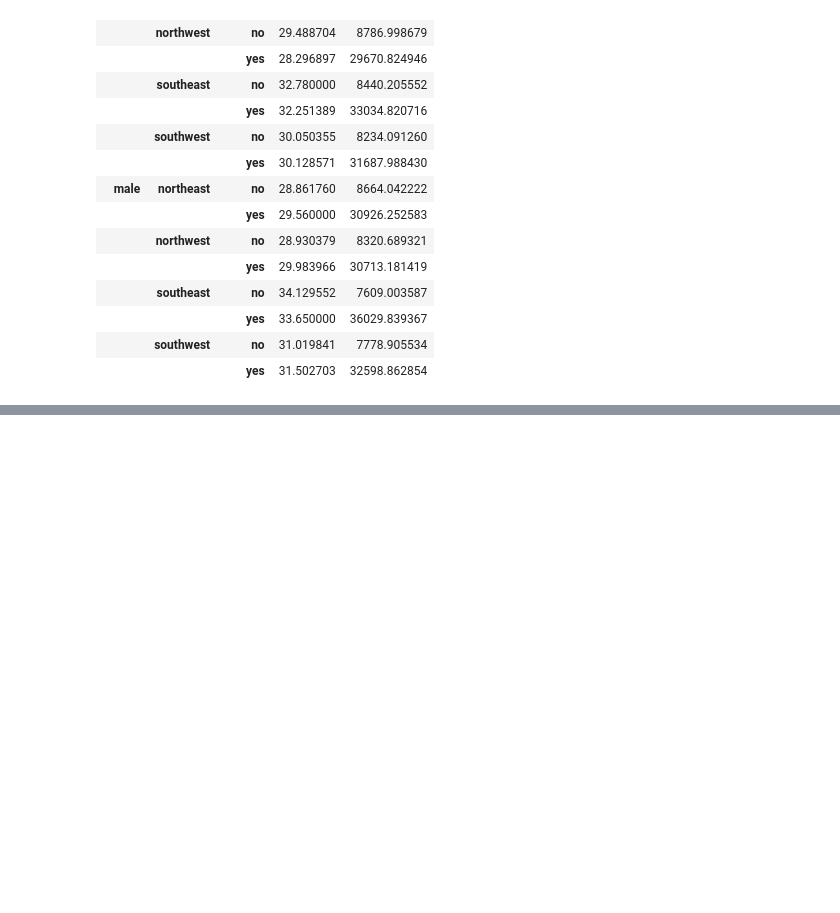
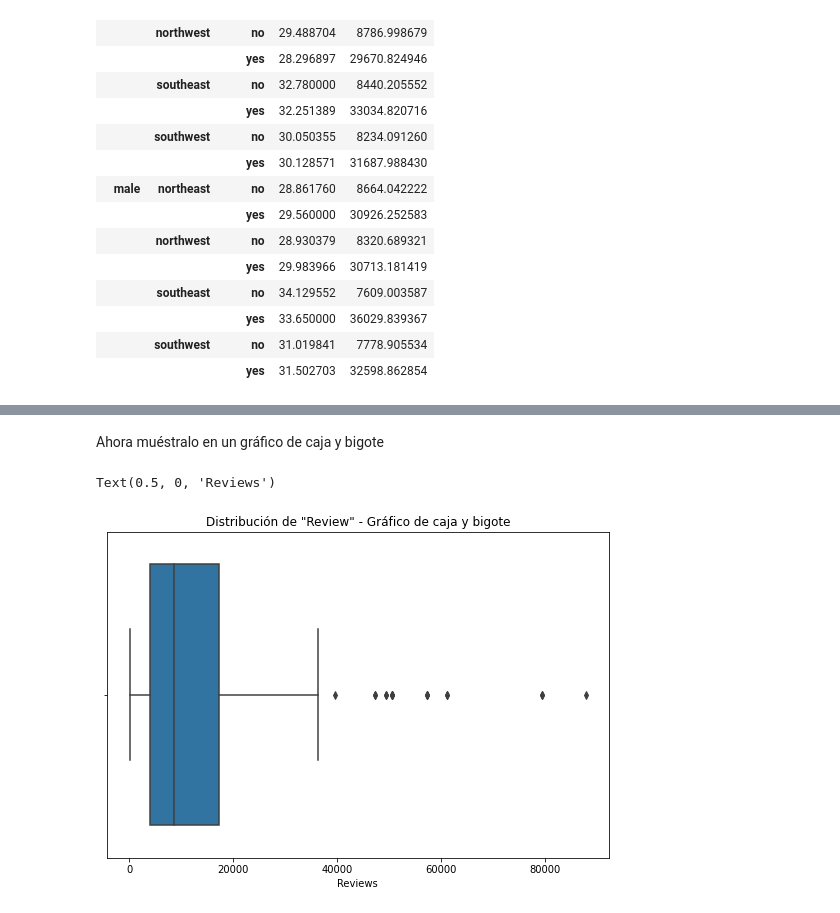
Before and after one commit to karencl/SemanaTec, a Jupyter notebook: Repo_SemanaTec.ipynb, the cells around one changed output, grey strips where cells are left out. Cells and saved outputs as stored; diff of their text form; code cells hidden in the pictures; blank space fills up the shorter version.

```diff
--- a/Repo_SemanaTec.ipynb
+++ b/Repo_SemanaTec.ipynb
@@ -356,0 +453,12 @@ df_insurance.groupby(['sex', 'region', 'smoker']).mean()[['bmi', 'charges']]
+# %% [markdown]
+Ahora muéstralo en un gráfico de caja y bigote
+# %%
+fig = plt.figure(figsize=(9, 6))
+
+sns.boxplot(data=df_bwc, x='Reviews')
+
+plt.title('Distribución de "Review" - Gráfico de caja y bigote')
+plt.xlabel('Reviews')
+# %% [output]
+Text(0.5, 0, 'Reviews')
+[figure, added]
```
Also changed, not shown: parts of 26 cells of this notebook, 1 other file.
